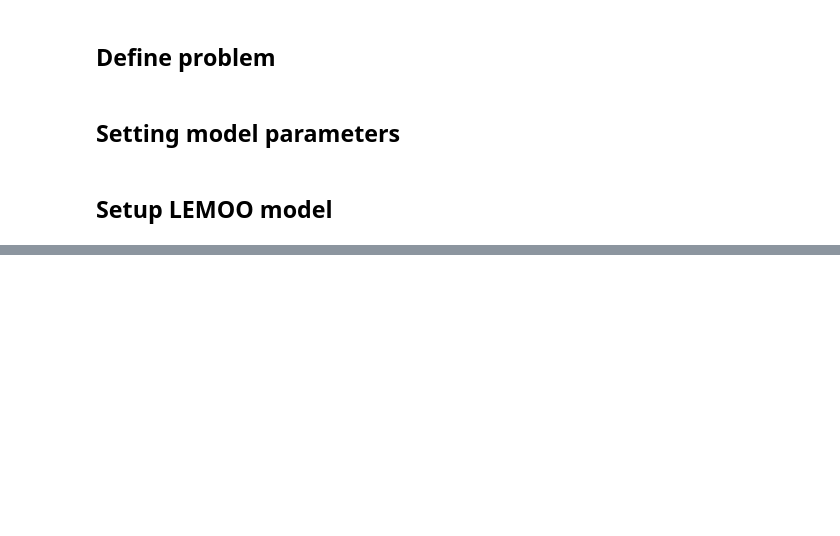
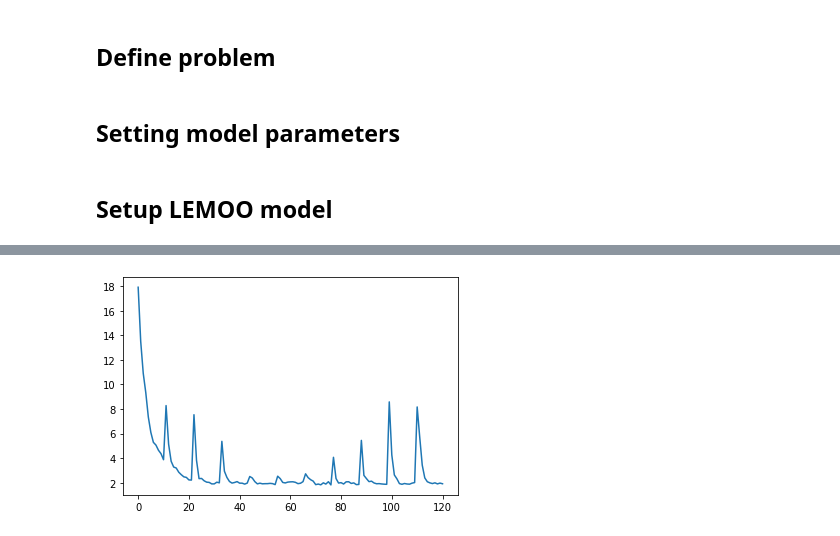
Before and after one commit to gialmisi/XLEMOO, a Jupyter notebook: notebooks/Testing.ipynb, the cells around one changed output, grey strips where cells are left out. Saved outputs shown, nothing was run; the diff lists cells and outputs as text; code cells hidden in the pictures; blank space fills up the shorter version.

```diff
--- a/notebooks/Testing.ipynb
+++ b/notebooks/Testing.ipynb
@@ -72,0 +87,4 @@ plot_mean_fitness(history, naive_sum)
+# %%
+plot_mean_fitness(history, fitness_fun)
+# %% [output]
+[figure, added]
```
Also changed, not shown: parts of 8 cells of this notebook, 5 other files.
